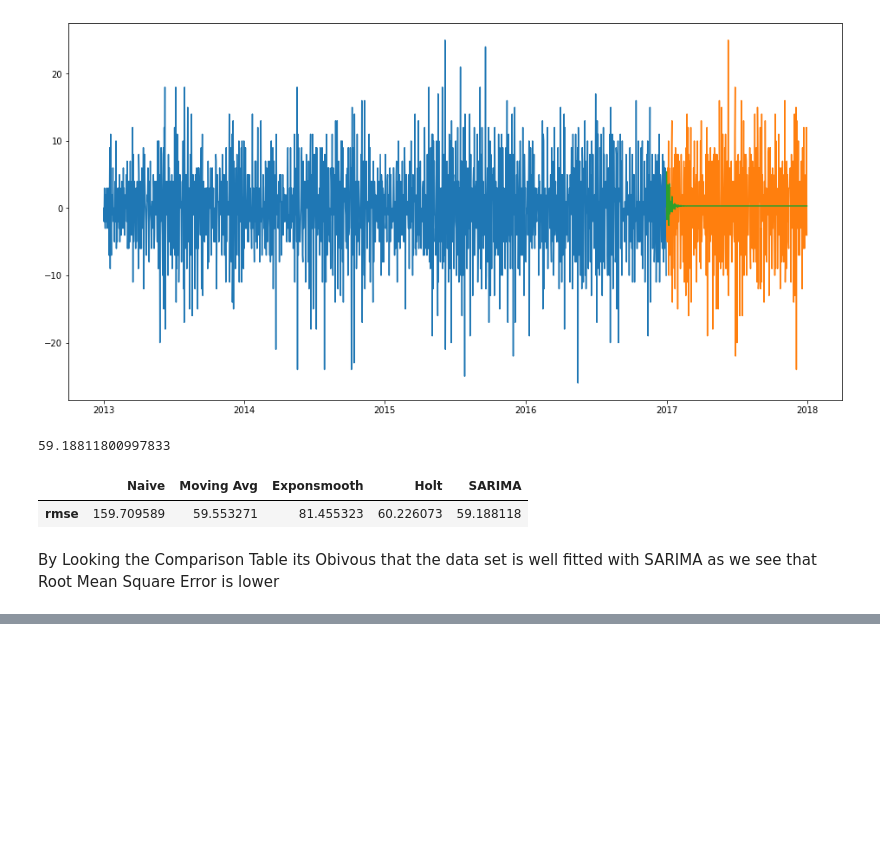
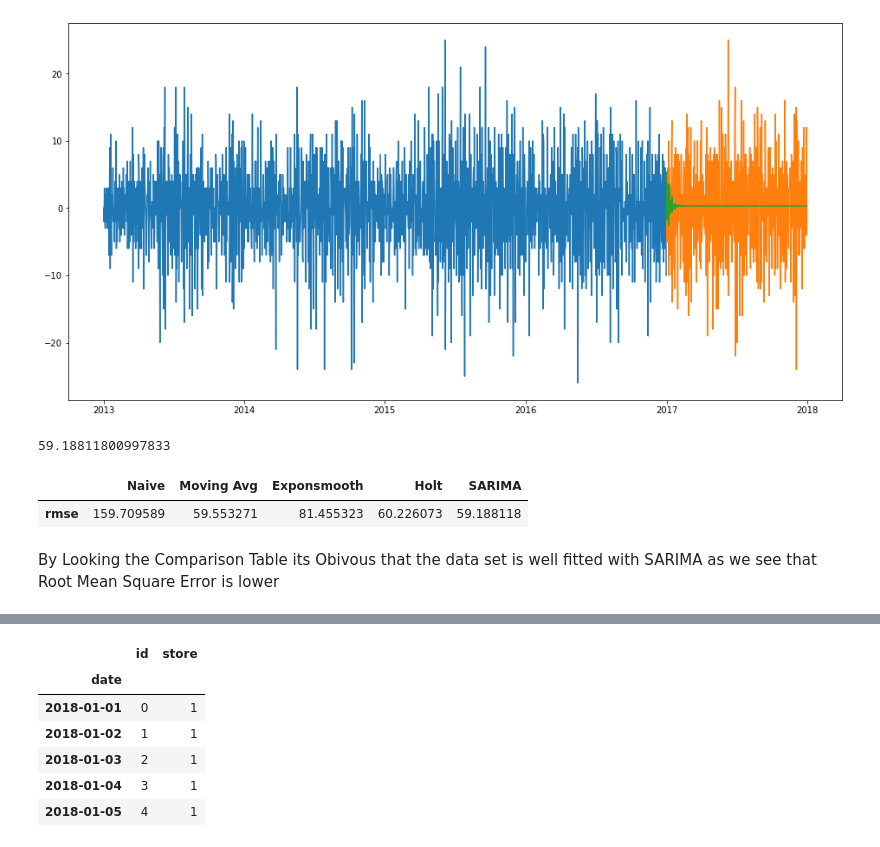
Before and after one commit to aravindh698/TCSION-INTERNSHIP, a Jupyter notebook: tcsion1.ipynb, the cells around one changed output, grey strips where cells are left out. Cells and saved outputs as stored; diff of their text form; code cells hidden in the pictures; blank space fills up the shorter version.

```diff
--- a/tcsion1.ipynb
+++ b/tcsion1.ipynb
@@ -742,0 +757,10 @@ By Looking the Comparison Table its Obivous that the data set is well fitted wit
+# %%
+predictionmodel.head()
+# %% [output]
+|  | id | store |
+| date |  |  |
+| 2018-01-01 | 0 | 1 |
+| 2018-01-02 | 1 | 1 |
+| 2018-01-03 | 2 | 1 |
+| 2018-01-04 | 3 | 1 |
+| 2018-01-05 | 4 | 1 |
```
Also changed, not shown: parts of 6 cells of this notebook.
